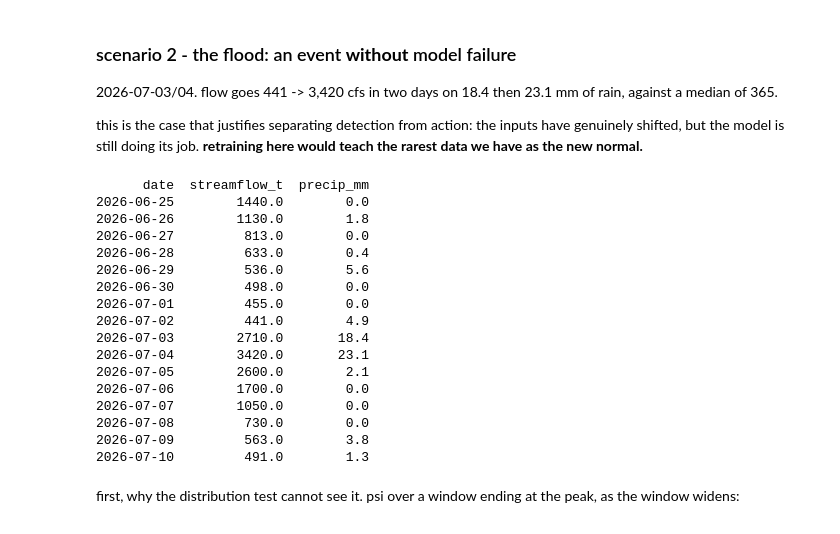
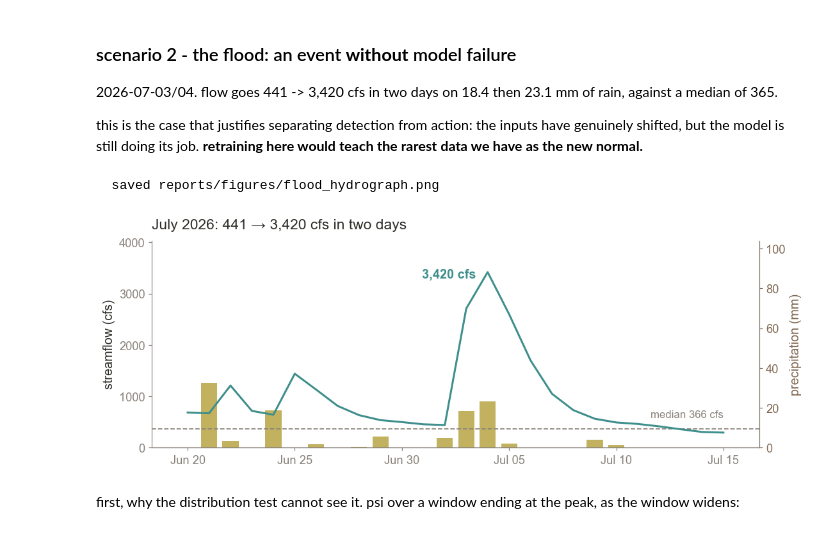
Before and after one commit to babnigg/streamflow-mlops, a Jupyter notebook: notebooks/05_monitoring.ipynb, the cells around one changed output. Cells and saved outputs as stored; diff of their text form; code cells hidden in the pictures.

```diff
--- a/notebooks/05_monitoring.ipynb
+++ b/notebooks/05_monitoring.ipynb
@@ -150,27 +156,47 @@ rain, against a median of 365.
 this is the case that justifies separating detection from action: the inputs have
 genuinely shifted, but the model is still doing its job. **retraining here would
 teach the rarest data we have as the new normal.**
-# %%
-flood = f[(f.date >= "2026-06-25") & (f.date <= "2026-07-10")]
-print(flood[["date", "streamflow_t", "precip_mm"]].to_string(index=False))
-# %% [output]
-      date  streamflow_t  precip_mm
-2026-06-25        1440.0        0.0
-2026-06-26        1130.0        1.8
-2026-06-27         813.0        0.0
-2026-06-28         633.0        0.4
-2026-06-29         536.0        5.6
-2026-06-30         498.0        0.0
-2026-07-01         455.0        0.0
-2026-07-02         441.0        4.9
-2026-07-03        2710.0       18.4
-2026-07-04        3420.0       23.1
-2026-07-05        2600.0        2.1
-2026-07-06        1700.0        0.0
-2026-07-07        1050.0        0.0
-2026-07-08         730.0        0.0
-2026-07-09         563.0        3.8
-2026-07-10         491.0        1.3
+# %%
+import matplotlib.dates as mdates
+
+flood = f[(f.date >= "2026-06-20") & (f.date <= "2026-07-15")]
+median = f.streamflow_t.median()
+
+fig, ax = plt.subplots(figsize=WIDE)
+
+# precipitation behind the hydrograph, on its own scale and compressed into the
+# lower third so it reads as context rather than competing with the flow line
+rain = ax.twinx()
+rain.bar(flood.date, flood.precip_mm, color=GOLD, width=.75, zorder=1)
+rain.set_ylim(0, flood.precip_mm.max() * 3.2)
+rain.set_ylabel("precipitation (mm)", color=BROWN)
+rain.tick_params(axis="y", colors=BROWN)
+rain.spines[["top", "left"]].set_visible(False)
+rain.spines["right"].set_visible(True); rain.spines["right"].set_color(MUTED)
+
+ax.plot(flood.date, flood.streamflow_t, color=TEAL, zorder=3)
+ax.axhline(median, color=MUTED, lw=1.2, ls="--", zorder=2)
+ax.set_ylabel("streamflow (cfs)")
+ax.set_ylim(0, flood.streamflow_t.max() * 1.18)
+ax.set_zorder(rain.get_zorder() + 1); ax.patch.set_visible(False)
+
+# annotate the peak rather than labelling the median inline, which sat on top
+# of the rising limb
+peak_i = flood.streamflow_t.idxmax()
+ax.annotate(f"{flood.streamflow_t.max():,.0f} cfs",
+            xy=(flood.date[peak_i], flood.streamflow_t[peak_i]),
+            xytext=(-12, -6), textcoords="offset points",
+            ha="right", color=TEAL, fontweight="bold")
+ax.text(flood.date.iloc[-1], median * 1.6, f"median {median:,.0f} cfs",
+        color=MUTED, ha="right", fontsize=11)
+
+ax.xaxis.set_major_formatter(mdates.DateFormatter("%b %d"))
+ax.xaxis.set_major_locator(mdates.DayLocator(interval=5))
+ax.set_title("July 2026: 441 → 3,420 cfs in two days")
+save(fig, "flood_hydrograph"); plt.show()
+# %% [output]
+  saved reports/figures/flood_hydrograph.png
+[figure, added]
 # %% [markdown]
 first, why the distribution test cannot see it. psi over a window ending at the
 peak, as the window widens:
```
Also changed, not shown: parts of 5 cells of this notebook, 9 other files.
